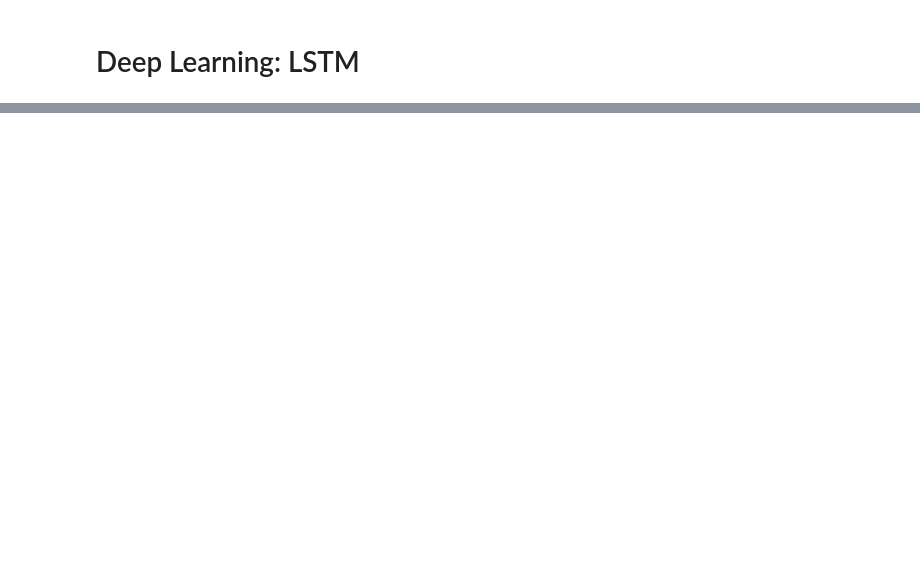
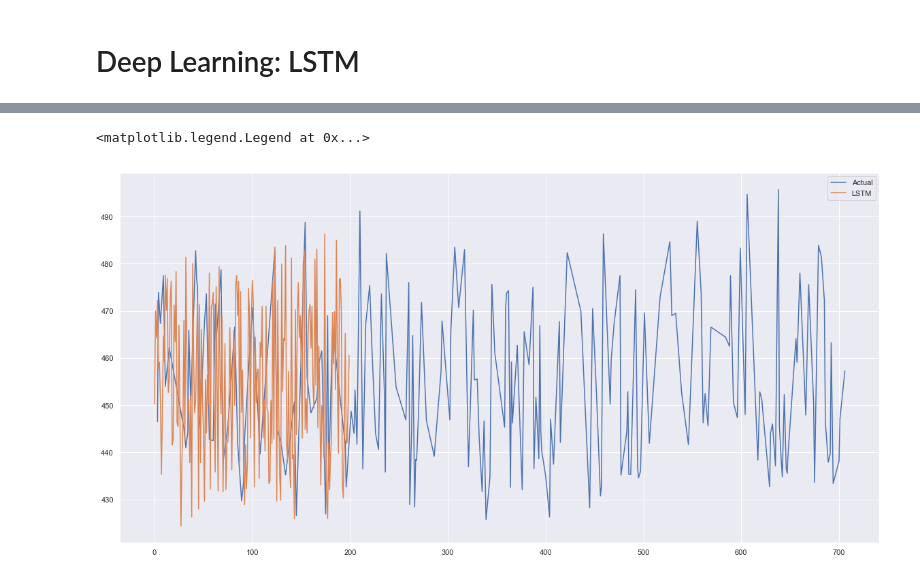
Before and after one commit to chykoushik/S2E-dfki-Electrical-Power-Prediction, a Jupyter notebook: Combined-Cycle-Power-Plant.ipynb, the cells around one changed output, grey strips where cells are left out. Drawn from its saved outputs; the diff is of its cells as text; code cells hidden in the pictures; blank space fills up the shorter version.

Commit message:
Basic LSTM

```diff
--- a/Combined-Cycle-Power-Plant.ipynb
+++ b/Combined-Cycle-Power-Plant.ipynb
@@ -279,0 +280,13 @@ Using TensorFlow backend.
+# %%
+X_train = np.array(X_train)
+X_test = np.array(X_test)
+X_train_t = X_train.reshape(X_train.shape[0], 1, X_train.shape[1])
+X_test_t = X_test.reshape(X_test.shape[0], 1, X_test.shape[1])
+# %%
+K.clear_session()
+model_lstm = Sequential()
+model_lstm.add(LSTM(16, input_shape=(1, X_train.shape[1]), activation='relu', return_sequences=False))
+model_lstm.add(Dense(1))
+model_lstm.compile(loss='mean_squared_error', optimizer='adam')
+early_stop = EarlyStopping(monitor='loss', patience=5, verbose=1)
+history_model_lstm = model_lstm.fit(X_train_t, Y_train, epochs=200, batch_size=8, verbose=1, shuffle=False, callbacks=[early_stop])
@@ -279,0 +317,3 @@ Using TensorFlow backend.
+# %%
+Y_prediction_test= model_lstm.predict(X_test_t)
+Y_prediction_test
@@ -279,0 +328,7 @@ Using TensorFlow backend.
+# %%
+plt.plot(Y_test[0:200])
+plt.plot(Y_prediction_test[0:200])
+plt.legend(["Actual", "LSTM"])
+# %% [output]
+<matplotlib.legend.Legend at 0x...>
+[figure, added]
```
Also changed, not shown: parts of 23 cells of this notebook.
